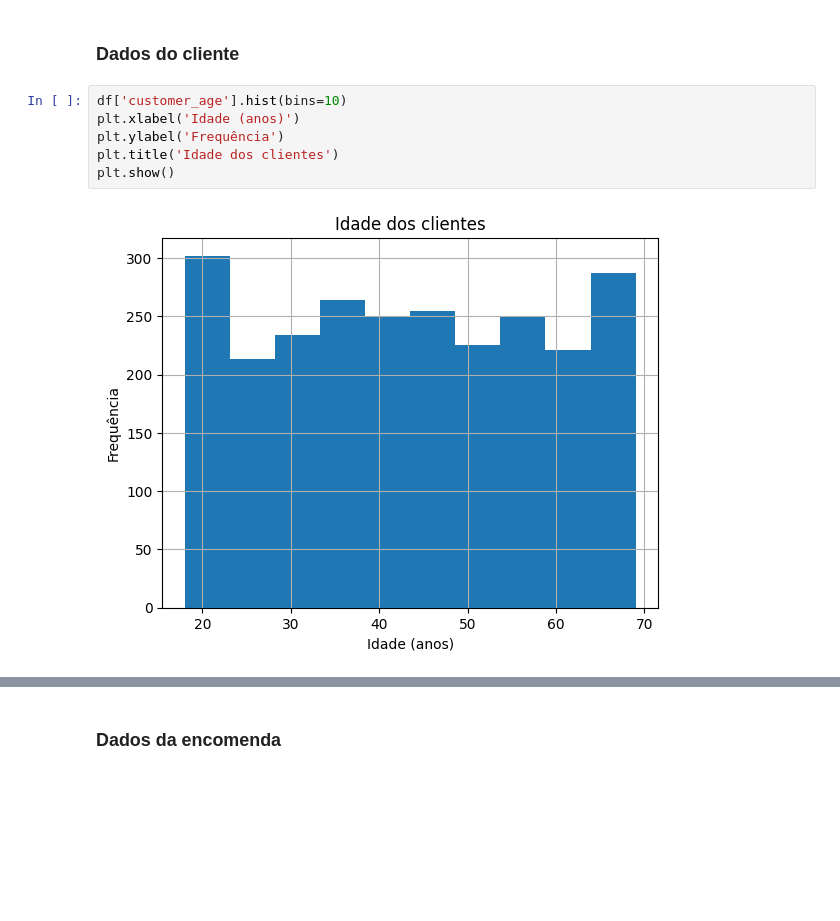
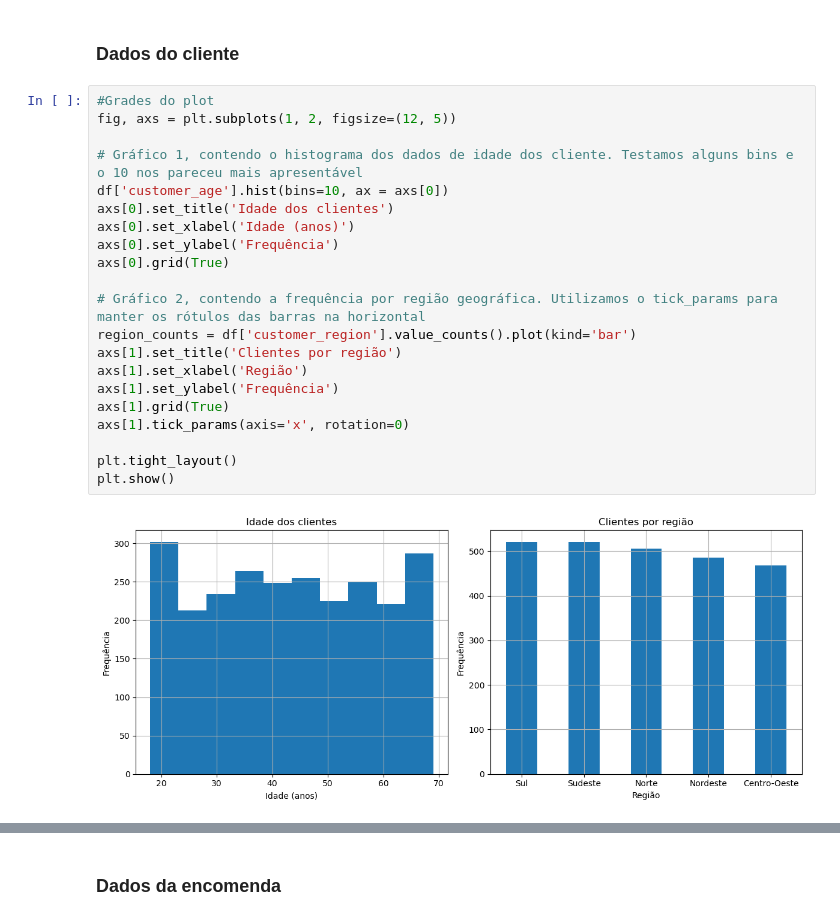
Before and after one commit to 1IAST-G29/TechChallenge-Fase1, a Jupyter notebook: notebooks/main.ipynb, the cells around one changed output, grey strips where cells are left out. Saved outputs shown, nothing was run; the diff lists cells and outputs as text; blank space fills up the shorter version.

Commit message:
Editei a primeira parte da análise de uma variável. Faltam alguns comentários

```diff
--- a/notebooks/main.ipynb
+++ b/notebooks/main.ipynb
@@ -141,10 +141,25 @@ Nessa primeira etapa da análise propriamente dita, buscaremos padrões mais evi
 # %% [markdown]
 ### Dados do cliente
 # %%
-df['customer_age'].hist(bins=10)
-plt.xlabel('Idade (anos)')
-plt.ylabel('Frequência')
-plt.title('Idade dos clientes')
+#Grades do plot
+fig, axs = plt.subplots(1, 2, figsize=(12, 5))
+
+# Gráfico 1, contendo o histograma dos dados de idade dos cliente. Testamos alguns bins e o 10 nos pareceu mais apresentável
+df['customer_age'].hist(bins=10, ax = axs[0])
+axs[0].set_title('Idade dos clientes')
+axs[0].set_xlabel('Idade (anos)')
+axs[0].set_ylabel('Frequência')
+axs[0].grid(True)
+
+# Gráfico 2, contendo a frequência por região geográfica. Utilizamos o tick_params para manter os rótulos das barras na horizontal
+region_counts = df['customer_region'].value_counts().plot(kind='bar')
+axs[1].set_title('Clientes por região')
+axs[1].set_xlabel('Região')
+axs[1].set_ylabel('Frequência')
+axs[1].grid(True)
+axs[1].tick_params(axis='x', rotation=0)
+
+plt.tight_layout()
 plt.show()
 # %% [output]
-[figure, old version]
+[figure, new version]
```
Also changed, not shown: parts of 34 cells of this notebook, 1 other file.
